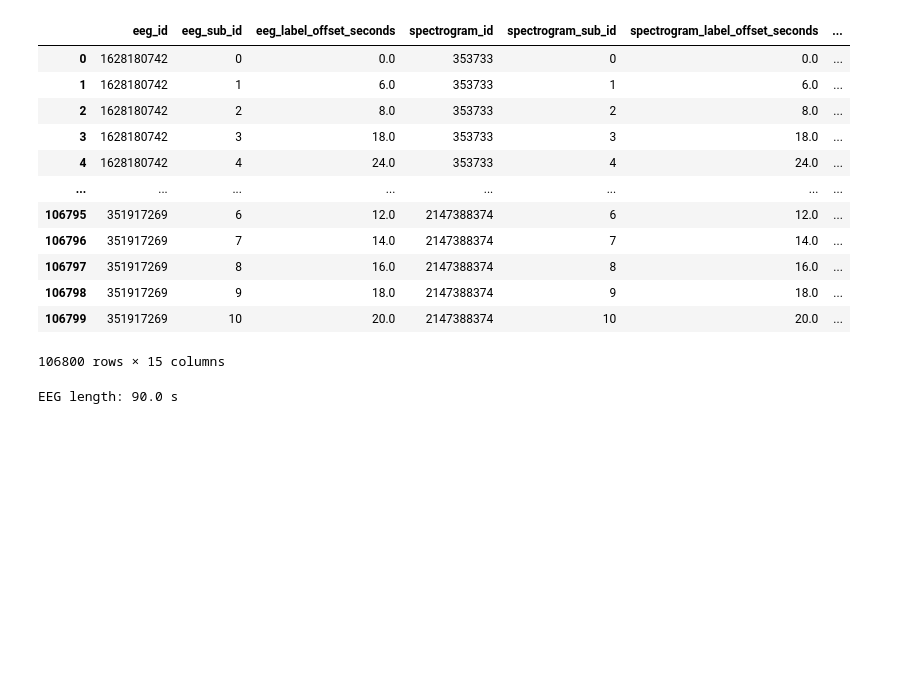
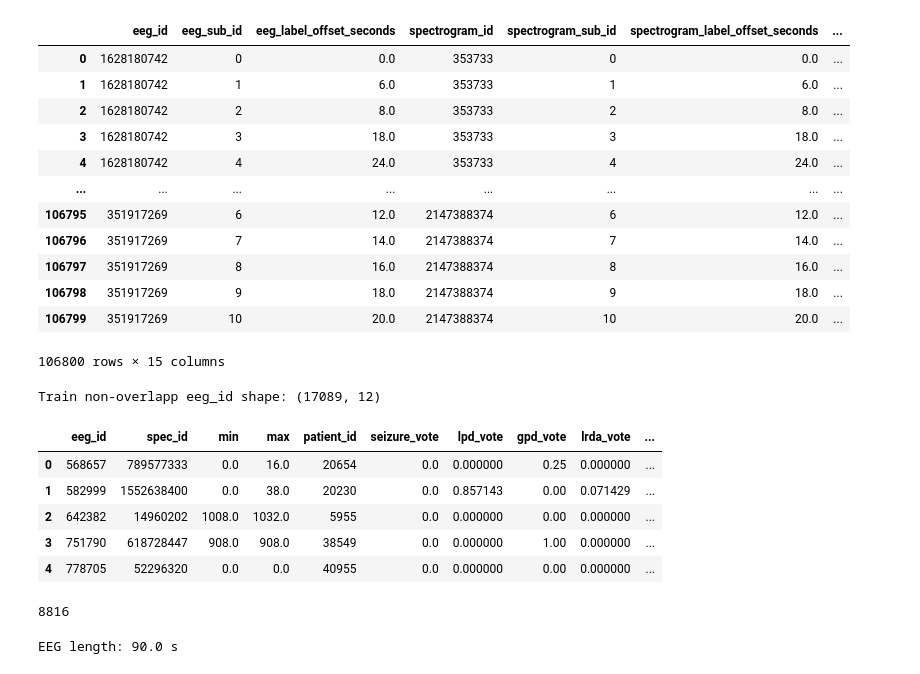
Before and after one commit to adamnarai/kaggle-hms, a Jupyter notebook: src/eda/eda.ipynb, the cells around one changed output. Drawn from its saved outputs; the diff is of its cells as text; code cells hidden in the pictures; blank space fills up the shorter version.

Commit message:
first model

```diff
--- a/src/eda/eda.ipynb
+++ b/src/eda/eda.ipynb
@@ -2,6 +2,9 @@
 import os
 import pandas as pd
 from matplotlib import pyplot as plt
+
+# Params
+TARGETS = ['seizure_vote', 'lpd_vote', 'gpd_vote', 'lrda_vote', 'grda_vote', 'other_vote']
 
 # Paths
 root = '/media/latlab/MR/projects/kaggle-hms'
@@ -13,6 +16,11 @@ train_spectrogram_dir = os.path.join(data_dir, 'train_spectrograms')
 # Load data
 df = pd.read_csv(os.path.join(data_dir, 'train.csv'))
 
+# Normalize votes (for each instance)
+y_data = df[TARGETS].values
+y_data = y_data / y_data.sum(axis=1, keepdims=True)
+df[TARGETS] = y_data
+
 # Print number of patients
 print('Number of patients: {}'.format(len(df['patient_id'].unique())))
 
@@ -32,3 +40,41 @@ Number of patients: 1950
 | 106798 | 351917269 | 9 | 18.0 | 2147388374 | 9 | 18.0 | ... |
 | 106799 | 351917269 | 10 | 20.0 | 2147388374 | 10 | 20.0 | ... |
 106800 rows × 15 columns
+# %%
+train = df.groupby('eeg_id')[['spectrogram_id','spectrogram_label_offset_seconds']].agg(
+    {'spectrogram_id':'first','spectrogram_label_offset_seconds':'min'})
+train.columns = ['spec_id','min']
+
+tmp = df.groupby('eeg_id')[['spectrogram_id','spectrogram_label_offset_seconds']].agg(
+    {'spectrogram_label_offset_seconds':'max'})
+train['max'] = tmp
+
+tmp = df.groupby('eeg_id')[['patient_id']].agg('first')
+train['patient_id'] = tmp
+
+tmp = df.groupby('eeg_id')[TARGETS].agg('sum')
+for t in TARGETS:
+    train[t] = tmp[t].values
+
+y_data = train[TARGETS].values
+y_data = y_data / y_data.sum(axis=1,keepdims=True)
+train[TARGETS] = y_data
+
+tmp = df.groupby('eeg_id')[['expert_consensus']].agg('first')
+train['target'] = tmp
+
+train = train.reset_index()
+print('Train non-overlapp eeg_id shape:', train.shape )
+train.head()
+# %% [output]
+Train non-overlapp eeg_id shape: (17089, 12)
+|  | eeg_id | spec_id | min | max | patient_id | seizure_vote | lpd_vote | gpd_vote | lrda_vote | ... |
+| 0 | 568657 | 789577333 | 0.0 | 16.0 | 20654 | 0.0 | 0.000000 | 0.25 | 0.000000 | ... |
+| 1 | 582999 | 1552638400 | 0.0 | 38.0 | 20230 | 0.0 | 0.857143 | 0.00 | 0.071429 | ... |
+| 2 | 642382 | 14960202 | 1008.0 | 1032.0 | 5955 | 0.0 | 0.000000 | 0.00 | 0.000000 | ... |
+| 3 | 751790 | 618728447 | 908.0 | 908.0 | 38549 | 0.0 | 0.000000 | 1.00 | 0.000000 | ... |
+| 4 | 778705 | 52296320 | 0.0 | 0.0 | 40955 | 0.0 | 0.000000 | 0.00 | 0.000000 | ... |
+# %%
+17632//2
+# %% [output]
+8816
```
Also changed, not shown: parts of 1 cell of this notebook, 14 other files.
